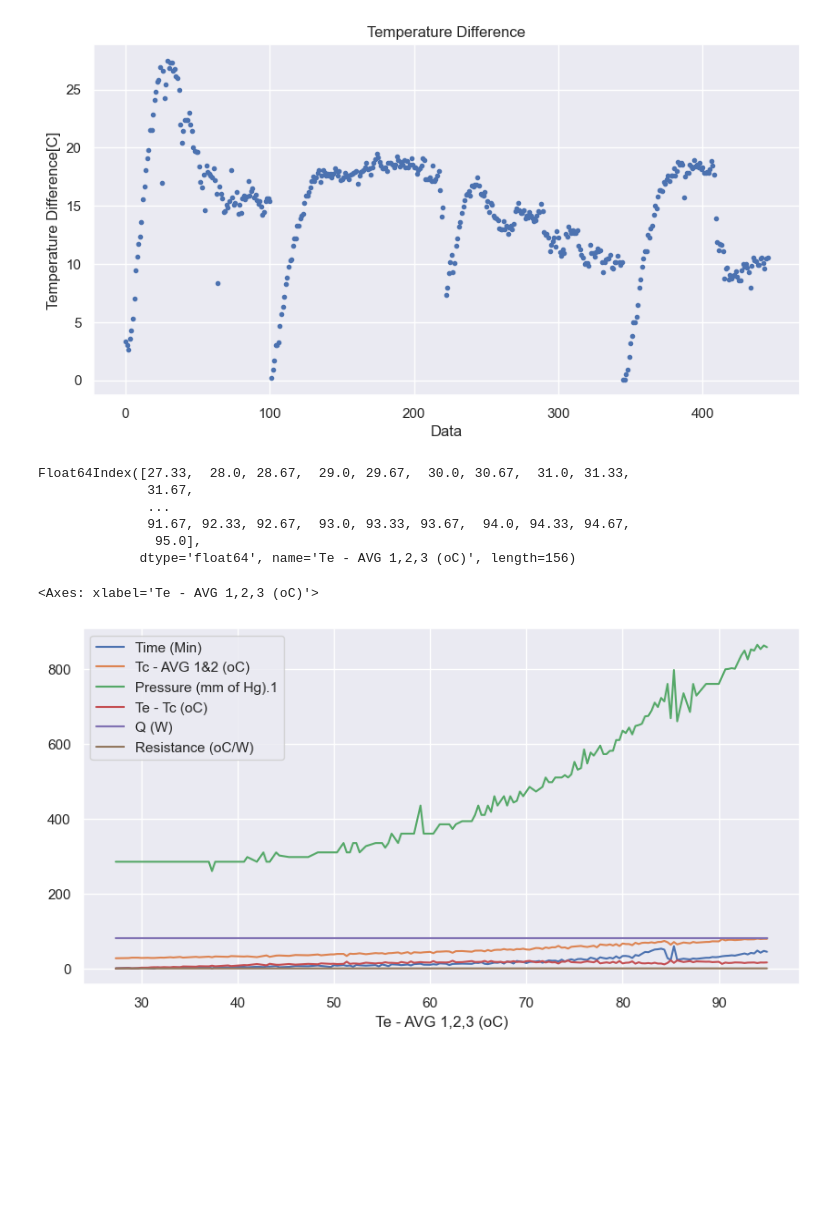
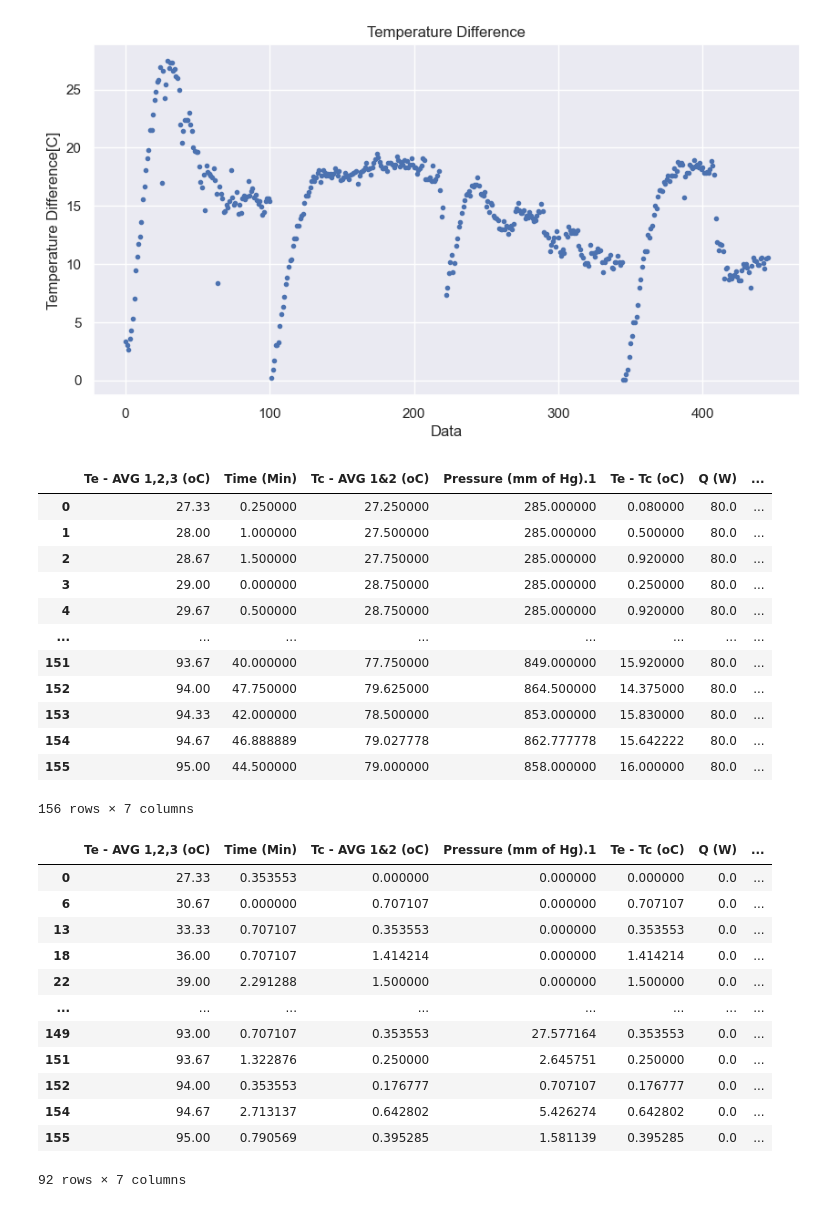
Before and after one commit to nirmalparmarphd/PulseHeatPipe, a Jupyter notebook: data_prep.ipynb, the cells around one changed output. Saved outputs shown, nothing was run; the diff lists cells and outputs as text; code cells hidden in the pictures; blank space fills up the shorter version.

```diff
--- a/data_prep.ipynb
+++ b/data_prep.ipynb
@@ -90,20 +90,38 @@ df['Te - Tc (oC)'].plot(style='.',
 <Axes: title={'center': 'Temperature Difference'}, xlabel='Data', ylabel='Temperature Difference[C]'>
 [figure]
 # %%
-# data rearranged and filtered
-df1 = df.sort_values(by=['Te - AVG 1,2,3 (oC)']).groupby(['Te - AVG 1,2,3 (oC)']).mean()
-selected_columns = ['Time (Min)', 'Tc - AVG 1&2 (oC)', 'Te - AVG 1,2,3 (oC)', 'Pressure (mm of Hg).1', 'Te - Tc (oC)', 'Q (W)','Resistance (oC/W)']
-df1.index
+# data rearranged and filtered as per Te values
+df_mean = df.sort_values(by=['Te - AVG 1,2,3 (oC)']).groupby(['Te - AVG 1,2,3 (oC)'], as_index=False).mean()
+df_mean
 # %% [output]
+|  | Te - AVG 1,2,3 (oC) | Time (Min) | Tc - AVG 1&2 (oC) | Pressure (mm of Hg).1 | Te - Tc (oC) | Q (W) | ... |
+| 0 | 27.33 | 0.250000 | 27.250000 | 285.000000 | 0.080000 | 80.0 | ... |
+| 1 | 28.00 | 1.000000 | 27.500000 | 285.000000 | 0.500000 | 80.0 | ... |
+| 2 | 28.67 | 1.500000 | 27.750000 | 285.000000 | 0.920000 | 80.0 | ... |
+| 3 | 29.00 | 0.000000 | 28.750000 | 285.000000 | 0.250000 | 80.0 | ... |
+| 4 | 29.67 | 0.500000 | 28.750000 | 285.000000 | 0.920000 | 80.0 | ... |
+| ... | ... | ... | ... | ... | ... | ... | ... |
+| 151 | 93.67 | 40.000000 | 77.750000 | 849.000000 | 15.920000 | 80.0 | ... |
+| 152 | 94.00 | 47.750000 | 79.625000 | 864.500000 | 14.375000 | 80.0 | ... |
+| 153 | 94.33 | 42.000000 | 78.500000 | 853.000000 | 15.830000 | 80.0 | ... |
+| 154 | 94.67 | 46.888889 | 79.027778 | 862.777778 | 15.642222 | 80.0 | ... |
+| 155 | 95.00 | 44.500000 | 79.000000 | 858.000000 | 16.000000 | 80.0 | ... |
-Float64Index([27.33,  28.0, 28.67,  29.0, 29.67,  30.0, 30.67,  31.0, 31.33,
-              31.67,
-              ...
-              91.67, 92.33, 92.67,  93.0, 93.33, 93.67,  94.0, 94.33, 94.67,
-               95.0],
-             dtype='float64', name='Te - AVG 1,2,3 (oC)', length=156)
+156 rows × 7 columns
-# %%
-df1.plot(style='-',
-        figsize=(10,5))
-# %% [output]
-<Axes: xlabel='Te - AVG 1,2,3 (oC)'>
-[figure, removed]
+# %%
+# data rearranged and calculating standard deviation at grouped points to calculate expaned uncertainty
+df_std = df.sort_values(by=['Te - AVG 1,2,3 (oC)']).groupby(['Te - AVG 1,2,3 (oC)'], as_index=False).std().dropna()
+df_std
+# %% [output]
+|  | Te - AVG 1,2,3 (oC) | Time (Min) | Tc - AVG 1&2 (oC) | Pressure (mm of Hg).1 | Te - Tc (oC) | Q (W) | ... |
+| 0 | 27.33 | 0.353553 | 0.000000 | 0.000000 | 0.000000 | 0.0 | ... |
+| 6 | 30.67 | 0.000000 | 0.707107 | 0.000000 | 0.707107 | 0.0 | ... |
+| 13 | 33.33 | 0.707107 | 0.353553 | 0.000000 | 0.353553 | 0.0 | ... |
+| 18 | 36.00 | 0.707107 | 1.414214 | 0.000000 | 1.414214 | 0.0 | ... |
+| 22 | 39.00 | 2.291288 | 1.500000 | 0.000000 | 1.500000 | 0.0 | ... |
+| ... | ... | ... | ... | ... | ... | ... | ... |
+| 149 | 93.00 | 0.707107 | 0.353553 | 27.577164 | 0.353553 | 0.0 | ... |
+| 151 | 93.67 | 1.322876 | 0.250000 | 2.645751 | 0.250000 | 0.0 | ... |
+| 152 | 94.00 | 0.353553 | 0.176777 | 0.707107 | 0.176777 | 0.0 | ... |
+| 154 | 94.67 | 2.713137 | 0.642802 | 5.426274 | 0.642802 | 0.0 | ... |
+| 155 | 95.00 | 0.790569 | 0.395285 | 1.581139 | 0.395285 | 0.0 | ... |
+92 rows × 7 columns
```
Also changed, not shown: parts of 2 cells of this notebook.
